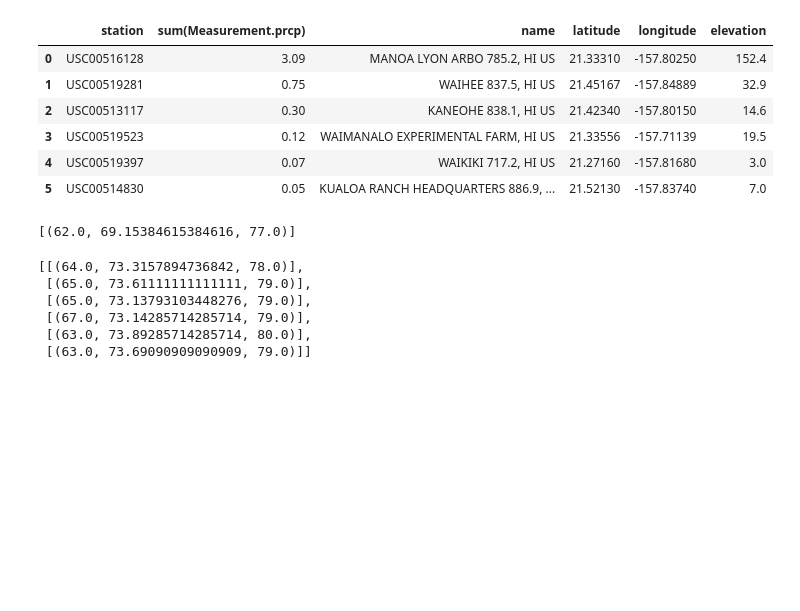
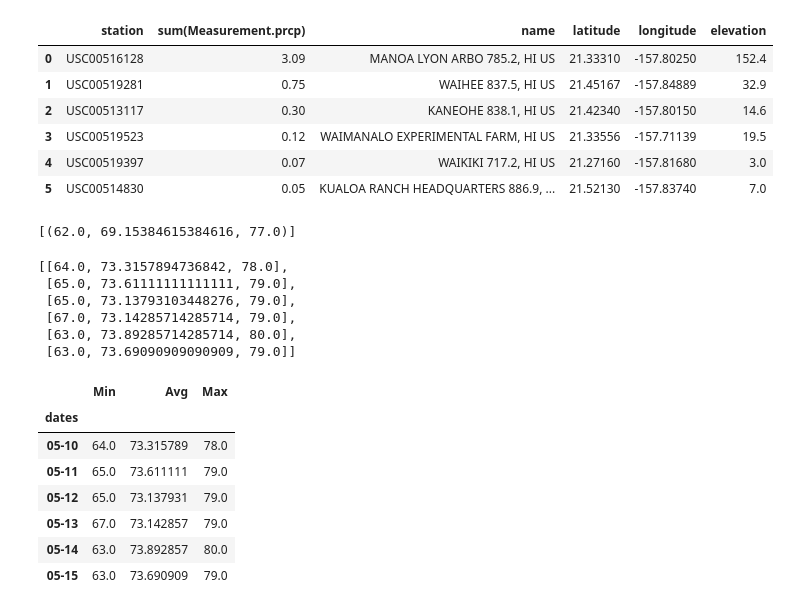
Before and after one commit to potterc22/sqlalchemy-challenge, a Jupyter notebook: climate_starter.ipynb, the cells around one changed output. Saved outputs shown, nothing was run; the diff lists cells and outputs as text; code cells hidden in the pictures; blank space fills up the shorter version.

```diff
--- a/climate_starter.ipynb
+++ b/climate_starter.ipynb
@@ -252,17 +252,30 @@ for date in date_generated:
 
 # Loop through the list of %m-%d strings and calculate the normals for each date
 for date in date_list:
-    normal = daily_normals(date)
+    normal = list(np.ravel(daily_normals(date)))
     normals.append(normal)
 normals
 # %% [output]
-[[(64.0, 73.3157894736842, 78.0)],
- [(65.0, 73.61111111111111, 79.0)],
- [(65.0, 73.13793103448276, 79.0)],
- [(67.0, 73.14285714285714, 79.0)],
- [(63.0, 73.89285714285714, 80.0)],
- [(63.0, 73.69090909090909, 79.0)]]
+[[64.0, 73.3157894736842, 78.0],
+ [65.0, 73.61111111111111, 79.0],
+ [65.0, 73.13793103448276, 79.0],
+ [67.0, 73.14285714285714, 79.0],
+ [63.0, 73.89285714285714, 80.0],
+ [63.0, 73.69090909090909, 79.0]]
 # %%
 # Load the previous query results into a Pandas DataFrame and add the `trip_dates` range as the `date` index
+trip_summary = pd.DataFrame(normals, columns=['Min', 'Avg', 'Max'])
+trip_summary['dates'] = date_list
+trip_summary = trip_summary.set_index('dates')
+trip_summary
+# %% [output]
+|  | Min | Avg | Max |
+| dates |  |  |  |
+| 05-10 | 64.0 | 73.315789 | 78.0 |
+| 05-11 | 65.0 | 73.611111 | 79.0 |
+| 05-12 | 65.0 | 73.137931 | 79.0 |
+| 05-13 | 67.0 | 73.142857 | 79.0 |
+| 05-14 | 63.0 | 73.892857 | 80.0 |
+| 05-15 | 63.0 | 73.690909 | 79.0 |
 # %%
 # Plot the daily normals as an area plot with `stacked=False`
```
